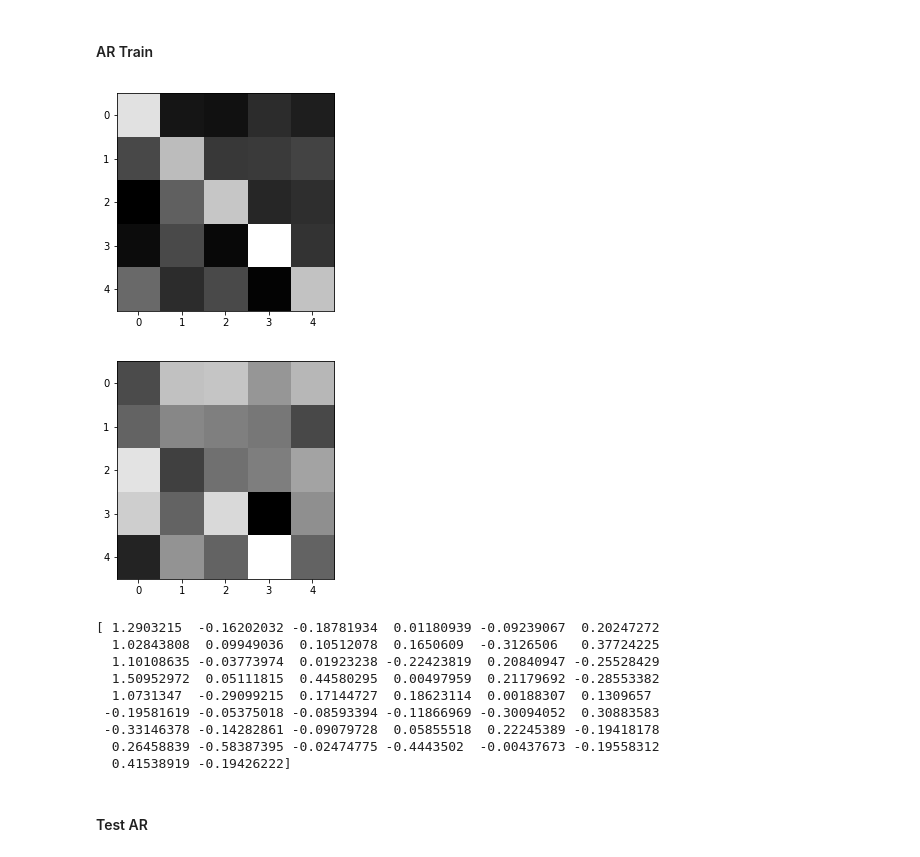
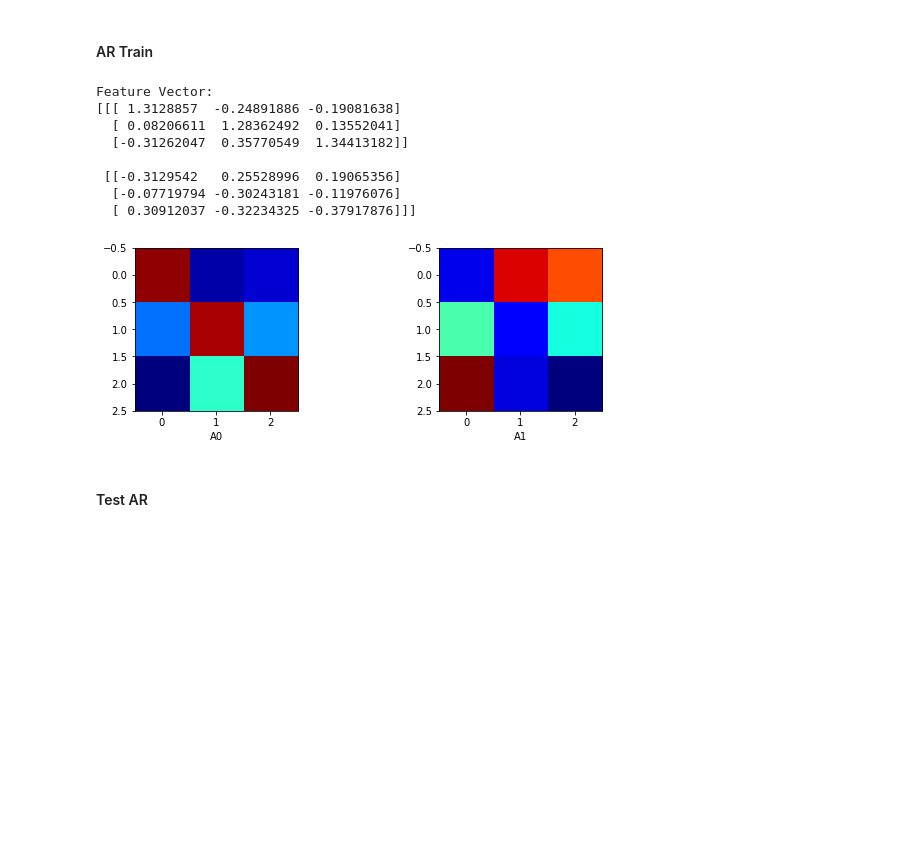
Before and after one commit to quinngroup/Neutrophils, a Jupyter notebook: ar/plots_and_ar.ipynb, the cells around one changed output. Saved outputs shown, nothing was run; the diff lists cells and outputs as text; code cells hidden in the pictures; blank space fills up the shorter version.

```diff
--- a/ar/plots_and_ar.ipynb
+++ b/ar/plots_and_ar.ipynb
@@ -180 +193,5 @@ print (S)
+# %%
+pca_components = 3
+ar_order = 2
+normal_X,normal_C,normal_S,normal_U = ar.state_space(all_normal_cells_norm.T,pca_components)
 # %% [markdown]
@@ -261,30 +239,52 @@ plt.show()
+# %%
+#2D Plot
+%matplotlib inline
+
+if (pca_components/2)==0:
+    fig, ax = plt.subplots(int(pca_components/2),2,sharex= True, figsize=(15,5))
+else:
+    fig, ax = plt.subplots(pca_components-1,2,sharex= True, figsize=(15,5))
+
+for i in range(pca_components):
+    r = int(i/2)
+    c = int(i%2)
+    ax[r,c].scatter(range(len(normal_X[i,:])),normal_X[i,:]);ax[r,c].set_ylabel('pc'+str(i))
 # %% [markdown]
 #### AR Train
-# %%
-A, Q = ar.train(X_in, order = 2)
-A0,A1 = A[0],A[1]
-# %%
-plt.figure(0)
-plt.imshow(A0, cmap = "gray")
-plt.figure(1)
-plt.imshow(A1, cmap = "gray")
-plt.show()
-# %% [output]
-[figure, removed]
-[figure, removed]
-# %%
-feature_vector = np.concatenate((A0.flatten(), A1.flatten()))
-print(feature_vector)
-# %% [output]
-[ 1.2903215  -0.16202032 -0.18781934  0.01180939 -0.09239067  0.20247272
-  1.02843808  0.09949036  0.10512078  0.1650609  -0.3126506   0.37724225
-  1.10108635 -0.03773974  0.01923238 -0.22423819  0.20840947 -0.25528429
-  1.50952972  0.05111815  0.44580295  0.00497959  0.21179692 -0.28553382
-  1.0731347  -0.29099215  0.17144727  0.18623114  0.00188307  0.1309657
- -0.19581619 -0.05375018 -0.08593394 -0.11866969 -0.30094052  0.30883583
- -0.33146378 -0.14282861 -0.09079728  0.05855518  0.22245389 -0.19418178
-  0.26458839 -0.58387395 -0.02474775 -0.4443502  -0.00437673 -0.19558312
-  0.41538919 -0.19426222]
+# %%
+normal_X_train = normal_X[:,:]
+#X_test = X[:,50:]
+# %%
+%matplotlib inline
+
+is_plot=True
+normal_A, normal_Q = ar.train(normal_X_train, order = ar_order)
+
+# Feature Vector
+feature_vector = np.array(normal_A).flatten()
+print ('Feature Vector:')
+print (np.array(normal_A))
+
+# Plot AR
+if (is_plot):
+    fig, ax = plt.subplots(1,len(normal_A), figsize=(10,3))
+    for i in range(len(normal_A)):
+        if (len(normal_A) > 1):
+            ax[i].imshow(normal_A[i], cmap = "jet")
+            ax[i].set_xlabel('A'+str(i))
+        else:
+            ax.imshow(normal_A[i], cmap = "jet")
+            ax.set_xlabel('A'+str(i))
+# %% [output]
+Feature Vector:
+[[[ 1.3128857  -0.24891886 -0.19081638]
+  [ 0.08206611  1.28362492  0.13552041]
+  [-0.31262047  0.35770549  1.34413182]]
+
+ [[-0.3129542   0.25528996  0.19065356]
+  [-0.07719794 -0.30243181 -0.11976076]
+  [ 0.30912037 -0.32234325 -0.37917876]]]
+[figure, added]
 # %% [markdown]
 #### Test AR
 # %%
```
Also changed, not shown: parts of 75 cells of this notebook.
